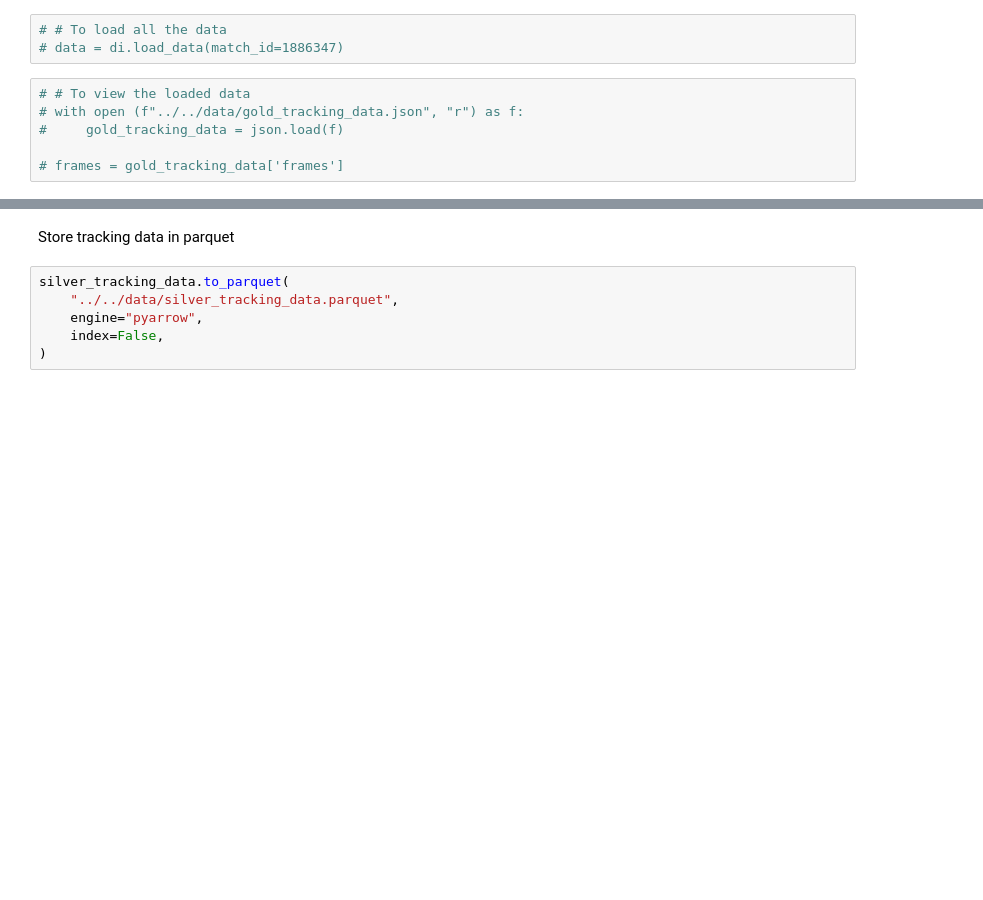
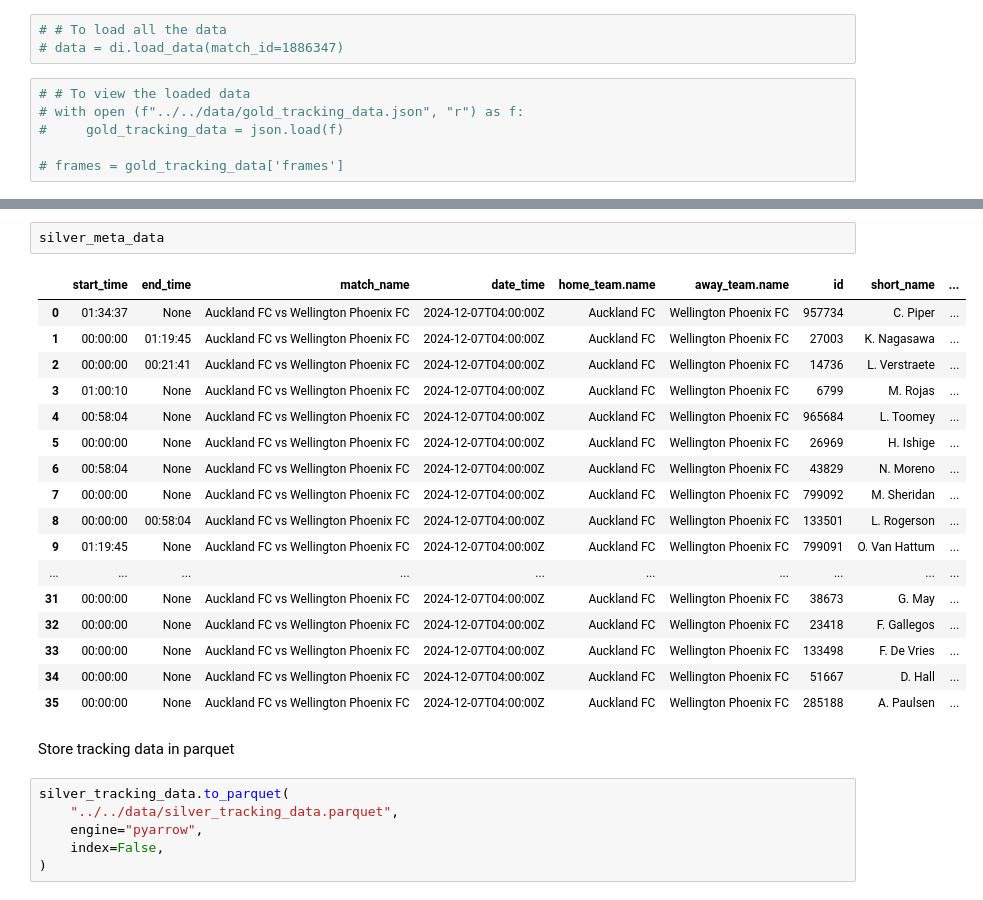
Before and after one commit to MihirT906/PlayTactix, a Jupyter notebook: backend/services/test_data_ingestion.ipynb, the cells around one changed output, grey strips where cells are left out. Saved outputs shown, nothing was run; the diff lists cells and outputs as text; blank space fills up the shorter version.

Commit message:
Optimize MetaData collection

```diff
--- a/backend/services/test_data_ingestion.ipynb
+++ b/backend/services/test_data_ingestion.ipynb
@@ -46,3 +66,23 @@ See the caveats in the documentation: https://pandas.pydata.org/pandas-docs/stab
+# %%
+silver_meta_data
+# %% [output]
+|  | start_time | end_time | match_name | date_time | home_team.name | away_team.name | id | short_name | ... |
+| 0 | 01:34:37 | None | Auckland FC vs Wellington Phoenix FC | 2024-12-07T04:00:00Z | Auckland FC | Wellington Phoenix FC | 957734 | C. Piper | ... |
+| 1 | 00:00:00 | 01:19:45 | Auckland FC vs Wellington Phoenix FC | 2024-12-07T04:00:00Z | Auckland FC | Wellington Phoenix FC | 27003 | K. Nagasawa | ... |
+| 2 | 00:00:00 | 00:21:41 | Auckland FC vs Wellington Phoenix FC | 2024-12-07T04:00:00Z | Auckland FC | Wellington Phoenix FC | 14736 | L. Verstraete | ... |
+| 3 | 01:00:10 | None | Auckland FC vs Wellington Phoenix FC | 2024-12-07T04:00:00Z | Auckland FC | Wellington Phoenix FC | 6799 | M. Rojas | ... |
+| 4 | 00:58:04 | None | Auckland FC vs Wellington Phoenix FC | 2024-12-07T04:00:00Z | Auckland FC | Wellington Phoenix FC | 965684 | L. Toomey | ... |
+| 5 | 00:00:00 | None | Auckland FC vs Wellington Phoenix FC | 2024-12-07T04:00:00Z | Auckland FC | Wellington Phoenix FC | 26969 | H. Ishige | ... |
+| 6 | 00:58:04 | None | Auckland FC vs Wellington Phoenix FC | 2024-12-07T04:00:00Z | Auckland FC | Wellington Phoenix FC | 43829 | N. Moreno | ... |
+| 7 | 00:00:00 | None | Auckland FC vs Wellington Phoenix FC | 2024-12-07T04:00:00Z | Auckland FC | Wellington Phoenix FC | 799092 | M. Sheridan | ... |
+| 8 | 00:00:00 | 00:58:04 | Auckland FC vs Wellington Phoenix FC | 2024-12-07T04:00:00Z | Auckland FC | Wellington Phoenix FC | 133501 | L. Rogerson | ... |
+| 9 | 01:19:45 | None | Auckland FC vs Wellington Phoenix FC | 2024-12-07T04:00:00Z | Auckland FC | Wellington Phoenix FC | 799091 | O. Van Hattum | ... |
+| ... | ... | ... | ... | ... | ... | ... | ... | ... | ... |
+| 31 | 00:00:00 | None | Auckland FC vs Wellington Phoenix FC | 2024-12-07T04:00:00Z | Auckland FC | Wellington Phoenix FC | 38673 | G. May | ... |
+| 32 | 00:00:00 | None | Auckland FC vs Wellington Phoenix FC | 2024-12-07T04:00:00Z | Auckland FC | Wellington Phoenix FC | 23418 | F. Gallegos | ... |
+| 33 | 00:00:00 | None | Auckland FC vs Wellington Phoenix FC | 2024-12-07T04:00:00Z | Auckland FC | Wellington Phoenix FC | 133498 | F. De Vries | ... |
+| 34 | 00:00:00 | None | Auckland FC vs Wellington Phoenix FC | 2024-12-07T04:00:00Z | Auckland FC | Wellington Phoenix FC | 51667 | D. Hall | ... |
+| 35 | 00:00:00 | None | Auckland FC vs Wellington Phoenix FC | 2024-12-07T04:00:00Z | Auckland FC | Wellington Phoenix FC | 285188 | A. Paulsen | ... |
 # %% [markdown]
 Store tracking data in parquet
 # %%
```
Also changed, not shown: parts of 2 cells of this notebook, 3 other files.
